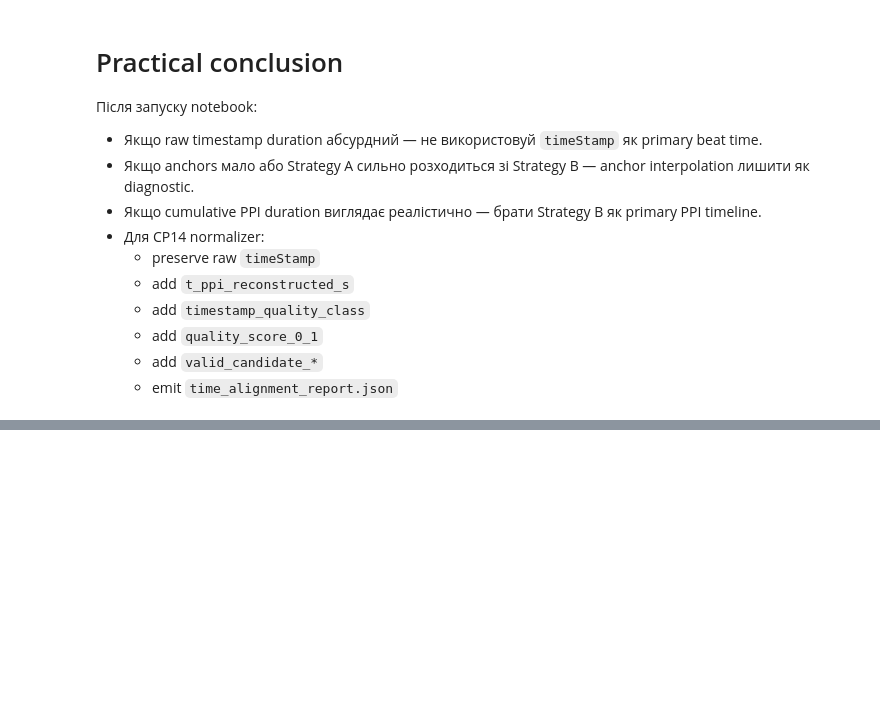
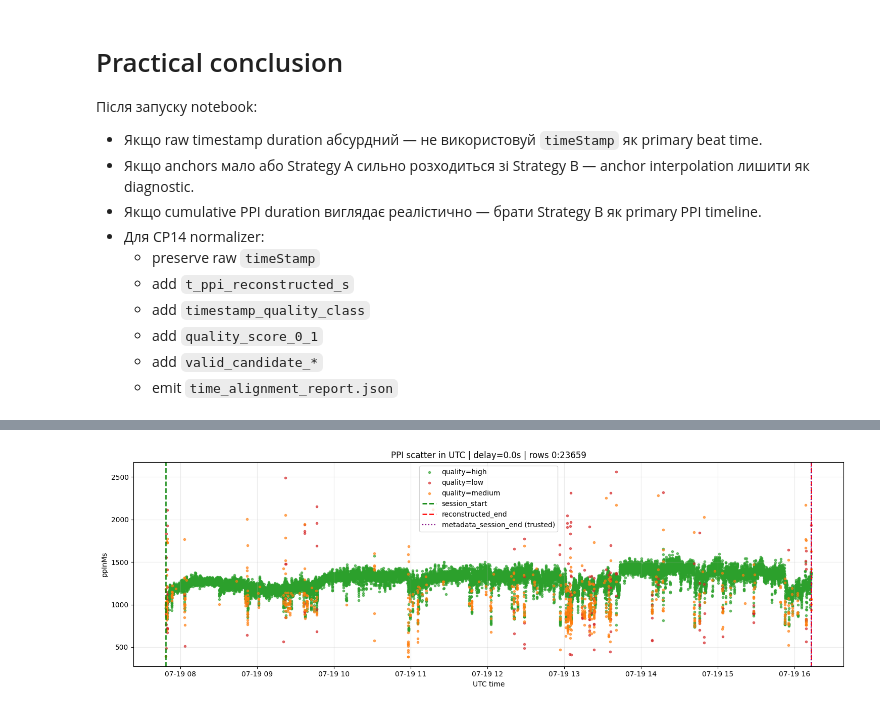
Before and after one commit to ponomarmax/homelab, a Jupyter notebook: notebooks/ppi_time_alignment_strategies.ipynb, the cells around one changed output, grey strips where cells are left out. Cells and saved outputs as stored; diff of their text form; code cells hidden in the pictures; blank space fills up the shorter version.

```diff
--- a/notebooks/ppi_time_alignment_strategies.ipynb
+++ b/notebooks/ppi_time_alignment_strategies.ipynb
@@ -1033,0 +1276,84 @@ Exported to: /Users/maksymponomarenko/Documents/homelab/notebooks/ppi_time_align
+# %%
+# Absolute UTC scatter with session anchors and skip/take windowing
+import matplotlib.pyplot as plt
+
+def plot_ppi_absolute_scatter(
+    df_in: pd.DataFrame,
+    session_start: pd.Timestamp,
+    session_end: pd.Timestamp | None = None,
+    startup_delay_s: float = 25.0,
+    skip: int = 0,
+    take: int = 3000,
+    color_by: str = 'quality_tier',
+    end_trust_threshold_s: float = 60.0,
+):
+    if session_start is None:
+        raise RuntimeError('session_start is missing')
+
+    recon = build_reconstructed_timeline_with_delay(df_in, startup_delay_s=startup_delay_s).copy()
+    recon['t_abs_utc'] = session_start + pd.to_timedelta(recon['t_reconstructed_s'], unit='s')
+
+    # Preferred end anchor from reconstructed PPI timeline (same time domain as points).
+    reconstructed_end = recon['t_abs_utc'].iloc[-1] if len(recon) else None
+
+    # Metadata session_end trust check
+    metadata_end_trusted = None
+    metadata_end_delta_s = None
+    if session_end is not None and reconstructed_end is not None:
+        metadata_end_delta_s = float((session_end - reconstructed_end).total_seconds())
+        metadata_end_trusted = abs(metadata_end_delta_s) <= float(end_trust_threshold_s)
+
+    xdf = recon.iloc[skip:skip+take].copy()
+    if xdf.empty:
+        print('Empty slice')
+        return xdf
+
+    plt.figure(figsize=(15,5))
+
+    if color_by == 'strict_valid' and 'valid_candidate_strict' in xdf.columns:
+        bad = xdf[~xdf['valid_candidate_strict']]
+        good = xdf[xdf['valid_candidate_strict']]
+        plt.scatter(bad['t_abs_utc'], bad['ppInMs'], s=7, alpha=0.20, color='tab:blue', label='raw / not strict')
+        plt.scatter(good['t_abs_utc'], good['ppInMs'], s=10, alpha=0.75, color='tab:orange', label='strict valid')
+    else:
+        palette = {'low':'tab:red','medium':'tab:orange','high':'tab:green','unknown':'tab:gray'}
+        for tier, g in xdf.groupby('quality_tier', dropna=False):
+            plt.scatter(g['t_abs_utc'], g['ppInMs'], s=9, alpha=0.65, color=palette.get(str(tier),'tab:gray'), label=f'quality={tier}')
+
+    plt.axvline(session_start, color='green', linestyle='--', linewidth=1.8, label='session_start')
+
+    if reconstructed_end is not None:
+        plt.axvline(reconstructed_end, color='red', linestyle='--', linewidth=1.8, label='reconstructed_end')
+
+    if session_end is not None:
+        if metadata_end_trusted:
+            plt.axvline(session_end, color='purple', linestyle=':', linewidth=1.6, label='metadata_session_end (trusted)')
+        else:
+            plt.axvline(session_end, color='gray', linestyle=':', linewidth=1.2, alpha=0.6, label='metadata_session_end (untrusted)')
+
+    plt.title(f'PPI scatter in UTC | delay={startup_delay_s:.1f}s | rows {skip}:{skip+len(xdf)-1}')
+    plt.xlabel('UTC time')
+    plt.ylabel('ppInMs')
+    plt.grid(alpha=0.25)
+    plt.legend(loc='best')
+    plt.tight_layout()
+    plt.show()
+
+    print('reconstructed_end           :', reconstructed_end)
+    print('metadata_session_end        :', session_end)
+    print('metadata_end_trusted        :', metadata_end_trusted)
+    print('metadata_end_delta_s        :', metadata_end_delta_s)
+
+    return xdf
+
+_ = plot_ppi_absolute_scatter(
+    df_in=df,
+    session_start=session_start,
+    session_end=session_end,
+    startup_delay_s=best_delay_s if 'best_delay_s' in globals() else 25.0,
+    skip=0,
+    take=1115500,
+    color_by='quality_tier'
+)
+# %% [output]
+[figure, added]
```
Also changed, not shown: parts of 9 cells of this notebook, 5 other files.
